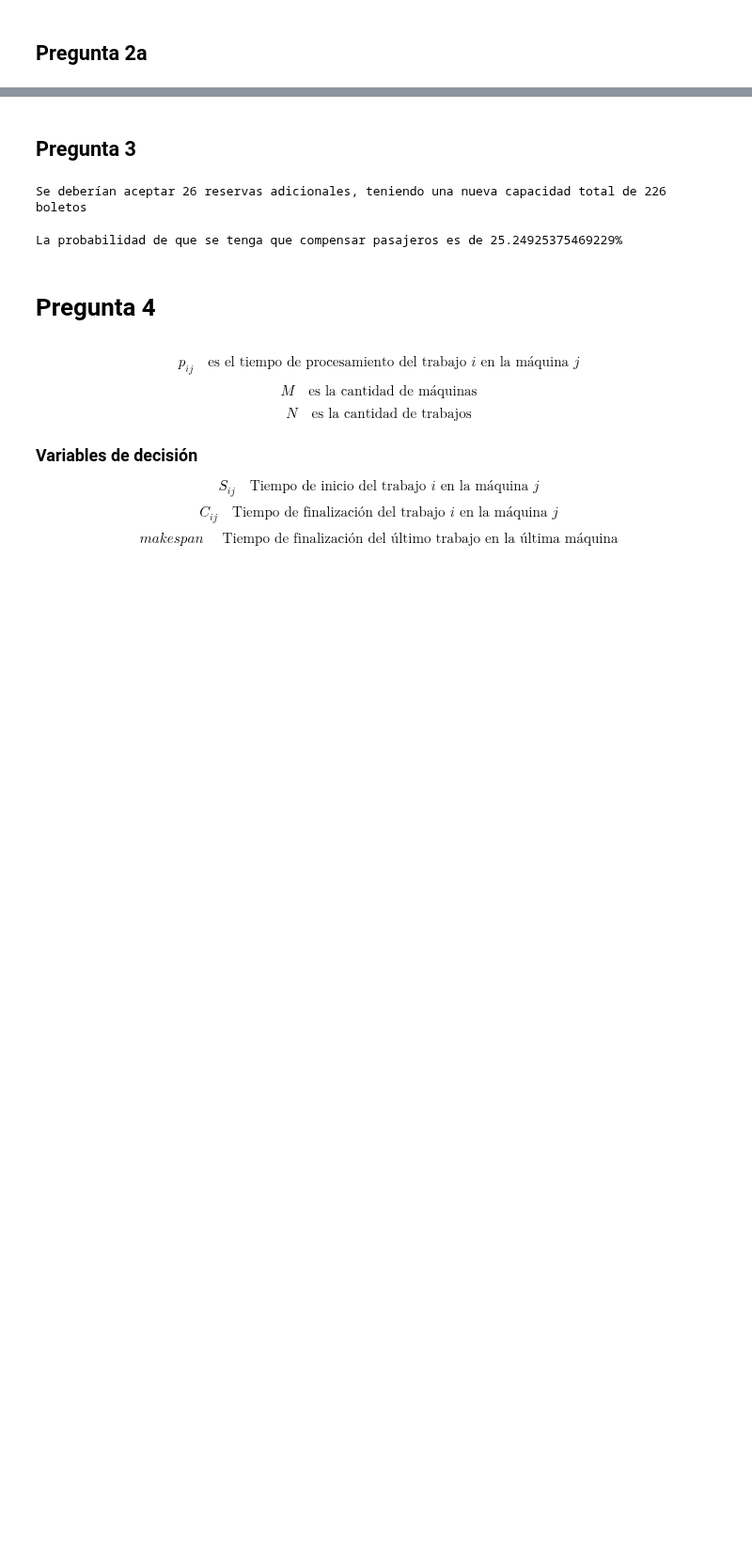
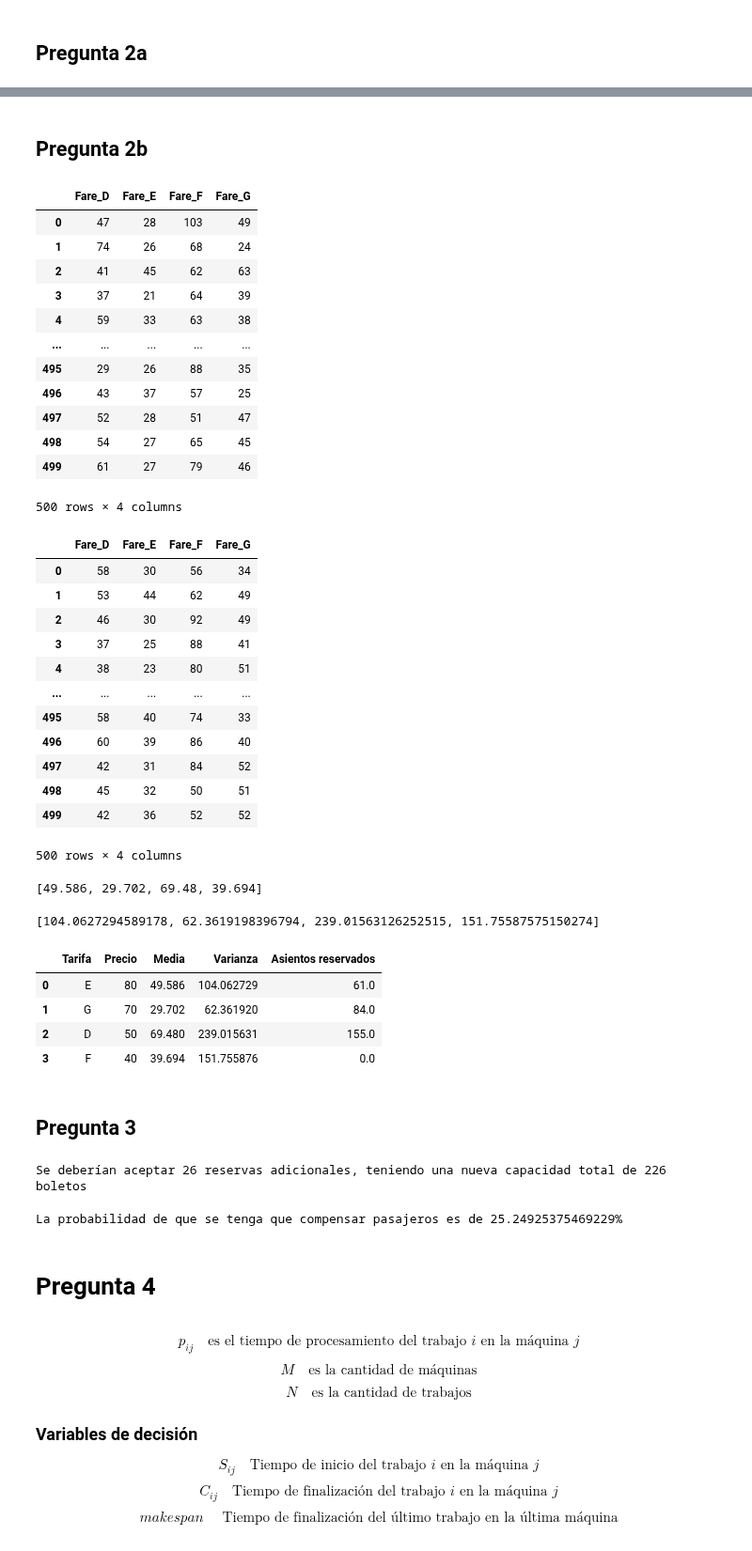
Before and after one commit to Mario-Rivera-A/Tarea2_GOA, a Jupyter notebook: tarea 2.ipynb, the cells around one changed output, grey strips where cells are left out. Shown at 94% size. Saved outputs shown, nothing was run; the diff lists cells and outputs as text; code cells hidden in the pictures; blank space fills up the shorter version.

Commit message:
Media 2b
Falta comparar con test. No toy segura si se usan los reservados o la capacidad

```diff
--- a/tarea 2.ipynb
+++ b/tarea 2.ipynb
@@ -189,14 +188,14 @@ def EMSR_B(C, q, mu, var):
         # Ponderamos la tarifa considerando desde la tarifa actual hasta la más cara
         f_barra = np.sum([q[j] * mu[j] for j in range(i + 1)]) / np.sum([mu[j] for j in range(i + 1)])
 
-        # Desviación estándar de la demanda
+        # Desviación estándar de la demanda (acumulada)
         sigma = np.sqrt(np.sum([var[j] for j in range(i + 1)]))
 
-        # Calculamos la probabilidad Z en función de las tarifas actuales y futuras
-        Z = max(0, min(1, (f_barra - q[i + 1]) / f_barra))
+        # Calculamos la probabilidad P en función de las tarifas actuales y futuras
+        P = max(0, min(1, (f_barra - q[i + 1]) / f_barra))
 
         # Calculamos el percentil de la normal para el nivel de reservas
-        B_i = norm.ppf(1 - Z) * sigma + np.sum(mu[:i + 1])
+        B_i = norm.ppf(1 - P) * sigma + np.sum(mu[:i + 1])
 
         # Aseguramos que el número de asientos reservados no sea negativo
         R[i] = max(0, B_i)
@@ -223,7 +222,7 @@ reservas_redondeadas = np.round(reservas)
 df_reservas = pd.DataFrame({
     'Tarifa': tarifas,
     'Precio': prices,
-    'Demanda esperada': mu,
+    'Media': mu,
     'Varianza': var,
     'Asientos reservados': reservas_redondeadas
 })
@@ -239,3 +238,64 @@ print(df_reservas)
+# %% [markdown]
+## Pregunta 2b
+# %%
+train = pd.read_csv("TrainData.csv")
+test = pd.read_csv("TestData.csv")
+
+mu_train = train.mean().tolist()
+var_train = train.var().tolist()
+
+display(train, test)
+display(mu_train, var_train)
+#display(train.describe())
+
+
+reservas_train = np.round(EMSR_B(C, prices, mu_train, var_train))
+
+tarifas = ['E', 'G', 'D', 'F']  # tarifas
+prices = [80, 70, 50, 40]  # Precios de las tarifas en orden de la más cara a la más barata
+
+df_train = pd.DataFrame({
+    'Tarifa': tarifas,
+    'Precio': prices,
+    'Media': mu_train,
+    'Varianza': var_train,
+    'Asientos reservados': reservas_train
+})
+display(df_train)
+# %% [output]
+|  | Fare_D | Fare_E | Fare_F | Fare_G |
+| 0 | 47 | 28 | 103 | 49 |
+| 1 | 74 | 26 | 68 | 24 |
+| 2 | 41 | 45 | 62 | 63 |
+| 3 | 37 | 21 | 64 | 39 |
+| 4 | 59 | 33 | 63 | 38 |
+| ... | ... | ... | ... | ... |
+| 495 | 29 | 26 | 88 | 35 |
+| 496 | 43 | 37 | 57 | 25 |
+| 497 | 52 | 28 | 51 | 47 |
+| 498 | 54 | 27 | 65 | 45 |
+| 499 | 61 | 27 | 79 | 46 |
+500 rows × 4 columns
+|  | Fare_D | Fare_E | Fare_F | Fare_G |
+| 0 | 58 | 30 | 56 | 34 |
+| 1 | 53 | 44 | 62 | 49 |
+| 2 | 46 | 30 | 92 | 49 |
+| 3 | 37 | 25 | 88 | 41 |
+| 4 | 38 | 23 | 80 | 51 |
+| ... | ... | ... | ... | ... |
+| 495 | 58 | 40 | 74 | 33 |
+| 496 | 60 | 39 | 86 | 40 |
+| 497 | 42 | 31 | 84 | 52 |
+| 498 | 45 | 32 | 50 | 51 |
+| 499 | 42 | 36 | 52 | 52 |
+500 rows × 4 columns
+[49.586, 29.702, 69.48, 39.694]
+[104.0627294589178, 62.3619198396794, 239.01563126252515, 151.75587575150274]
+|  | Tarifa | Precio | Media | Varianza | Asientos reservados |
+| 0 | E | 80 | 49.586 | 104.062729 | 61.0 |
+| 1 | G | 70 | 29.702 | 62.361920 | 84.0 |
+| 2 | D | 50 | 69.480 | 239.015631 | 155.0 |
+| 3 | F | 40 | 39.694 | 151.755876 | 0.0 |
 # %% [markdown]
 ## Pregunta 3
 # %%
```
Also changed, not shown: parts of 10 cells of this notebook.
